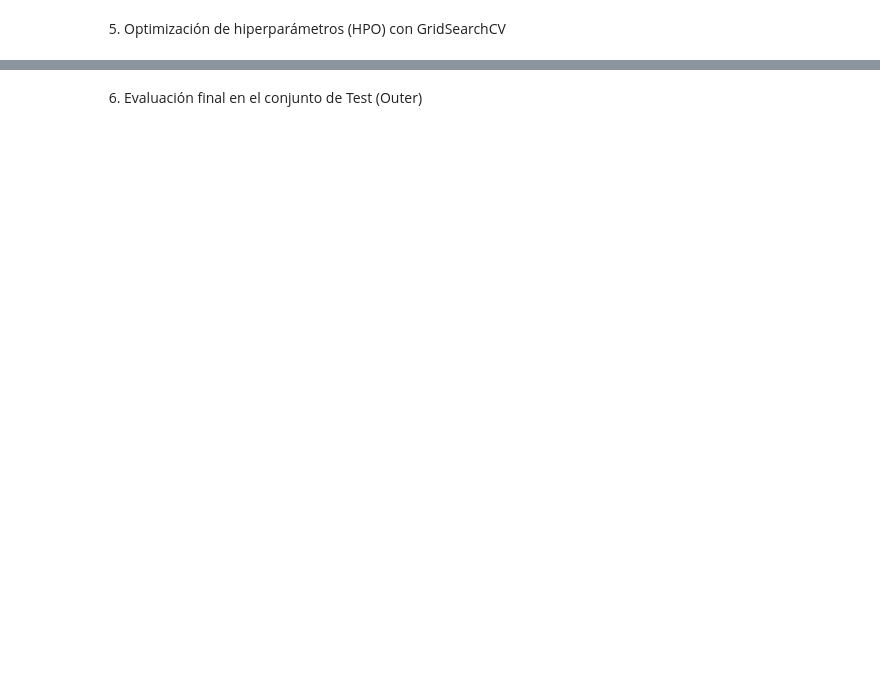
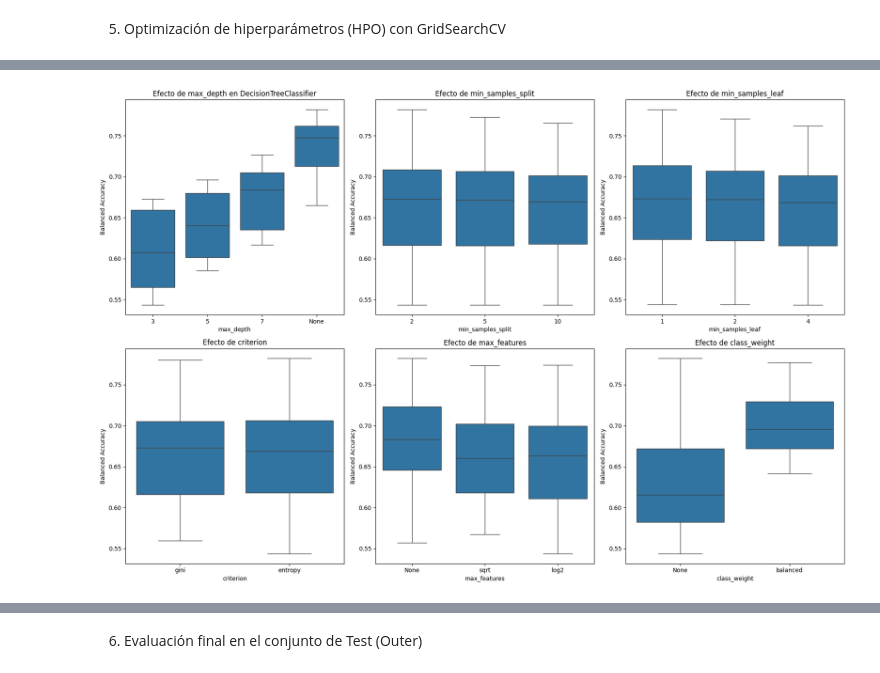
Before and after one commit to 100472330/100472330_100486483_PRACTICA1, a Jupyter notebook: Practica1_AA.ipynb, the cells around one changed output, grey strips where cells are left out. Drawn from its saved outputs; the diff is of its cells as text; code cells hidden in the pictures; blank space fills up the shorter version.

```diff
--- a/Practica1_AA.ipynb
+++ b/Practica1_AA.ipynb
@@ -421,0 +475,97 @@ Mejor Árbol: {'max_depth': None, 'min_samples_split': 2}, Balanced Accuracy: 0.
+# %%
+# Convertir cv_results_ a DataFrame para cada modelo
+tree_results = pd.DataFrame(tree_grid.cv_results_)
+knn_results = pd.DataFrame(knn_grid.cv_results_)
+
+# Para facilitar la visualización, convertimos algunos hiperparámetros a string
+tree_results['param_max_depth_str'] = tree_results['param_max_depth'].astype(str)
+tree_results['param_min_samples_split_str'] = tree_results['param_min_samples_split'].astype(str)
+tree_results['param_min_samples_leaf_str'] = tree_results['param_min_samples_leaf'].astype(str)
+tree_results['param_criterion_str'] = tree_results['param_criterion'].astype(str)
+tree_results['param_max_features_str'] = tree_results['param_max_features'].astype(str)
+tree_results['param_class_weight_str'] = tree_results['param_class_weight'].astype(str)
+
+knn_results['param_n_neighbors_str'] = knn_results['param_n_neighbors'].astype(str)
+knn_results['param_weights_str'] = knn_results['param_weights'].astype(str)
+knn_results['param_metric_str'] = knn_results['param_metric'].astype(str)
+
+# -----------------------------
+# Plots para DecisionTreeClassifier
+# -----------------------------
+plt.figure(figsize=(18, 12))
+
+# Efecto de max_depth
+plt.subplot(2, 3, 1)
+sns.boxplot(x='param_max_depth_str', y='mean_test_score', data=tree_results)
+plt.title('Efecto de max_depth en DecisionTreeClassifier')
+plt.xlabel('max_depth')
+plt.ylabel('Balanced Accuracy')
+
+# Efecto de min_samples_split
+plt.subplot(2, 3, 2)
+sns.boxplot(x='param_min_samples_split_str', y='mean_test_score', data=tree_results)
+plt.title('Efecto de min_samples_split')
+plt.xlabel('min_samples_split')
+plt.ylabel('Balanced Accuracy')
+
+# Efecto de min_samples_leaf
+plt.subplot(2, 3, 3)
+sns.boxplot(x='param_min_samples_leaf_str', y='mean_test_score', data=tree_results)
+plt.title('Efecto de min_samples_leaf')
+plt.xlabel('min_samples_leaf')
+plt.ylabel('Balanced Accuracy')
+
+# Efecto de criterion
+plt.subplot(2, 3, 4)
+sns.boxplot(x='param_criterion_str', y='mean_test_score', data=tree_results)
+plt.title('Efecto de criterion')
+plt.xlabel('criterion')
+plt.ylabel('Balanced Accuracy')
+
+# Efecto de max_features
+plt.subplot(2, 3, 5)
+sns.boxplot(x='param_max_features_str', y='mean_test_score', data=tree_results)
+plt.title('Efecto de max_features')
+plt.xlabel('max_features')
+plt.ylabel('Balanced Accuracy')
+
+# Efecto de class_weight
+plt.subplot(2, 3, 6)
+sns.boxplot(x='param_class_weight_str', y='mean_test_score', data=tree_results)
+plt.title('Efecto de class_weight')
+plt.xlabel('class_weight')
+plt.ylabel('Balanced Accuracy')
+
+plt.tight_layout()
+plt.show()
+
+# -----------------------------
+# Plots para KNeighborsClassifier
+# -----------------------------
+plt.figure(figsize=(15, 5))
+
+# Efecto de n_neighbors
+plt.subplot(1, 3, 1)
+sns.boxplot(x='param_n_neighbors_str', y='mean_test_score', data=knn_results)
+plt.title('Efecto de n_neighbors en KNeighborsClassifier')
+plt.xlabel('n_neighbors')
+plt.ylabel('Balanced Accuracy')
+
+# Efecto de weights
+plt.subplot(1, 3, 2)
+sns.boxplot(x='param_weights_str', y='mean_test_score', data=knn_results)
+plt.title('Efecto de weights')
+plt.xlabel('weights')
+plt.ylabel('Balanced Accuracy')
+
+# Efecto de metric
+plt.subplot(1, 3, 3)
+sns.boxplot(x='param_metric_str', y='mean_test_score', data=knn_results)
+plt.title('Efecto de metric')
+plt.xlabel('metric')
+plt.ylabel('Balanced Accuracy')
+
+plt.tight_layout()
+plt.show()
+# %% [output]
+[figure, added]
```
Also changed, not shown: parts of 19 cells of this notebook.
